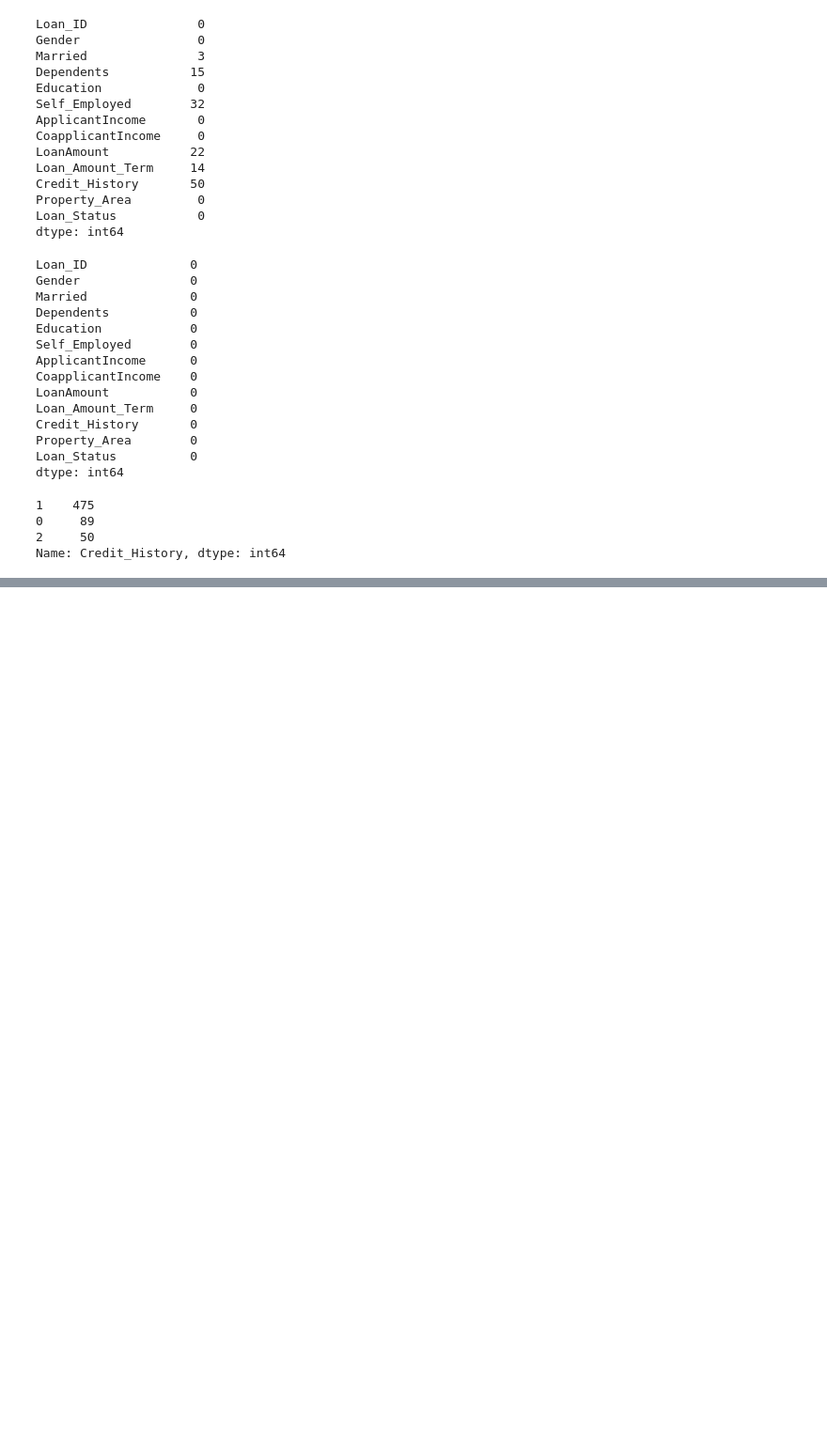
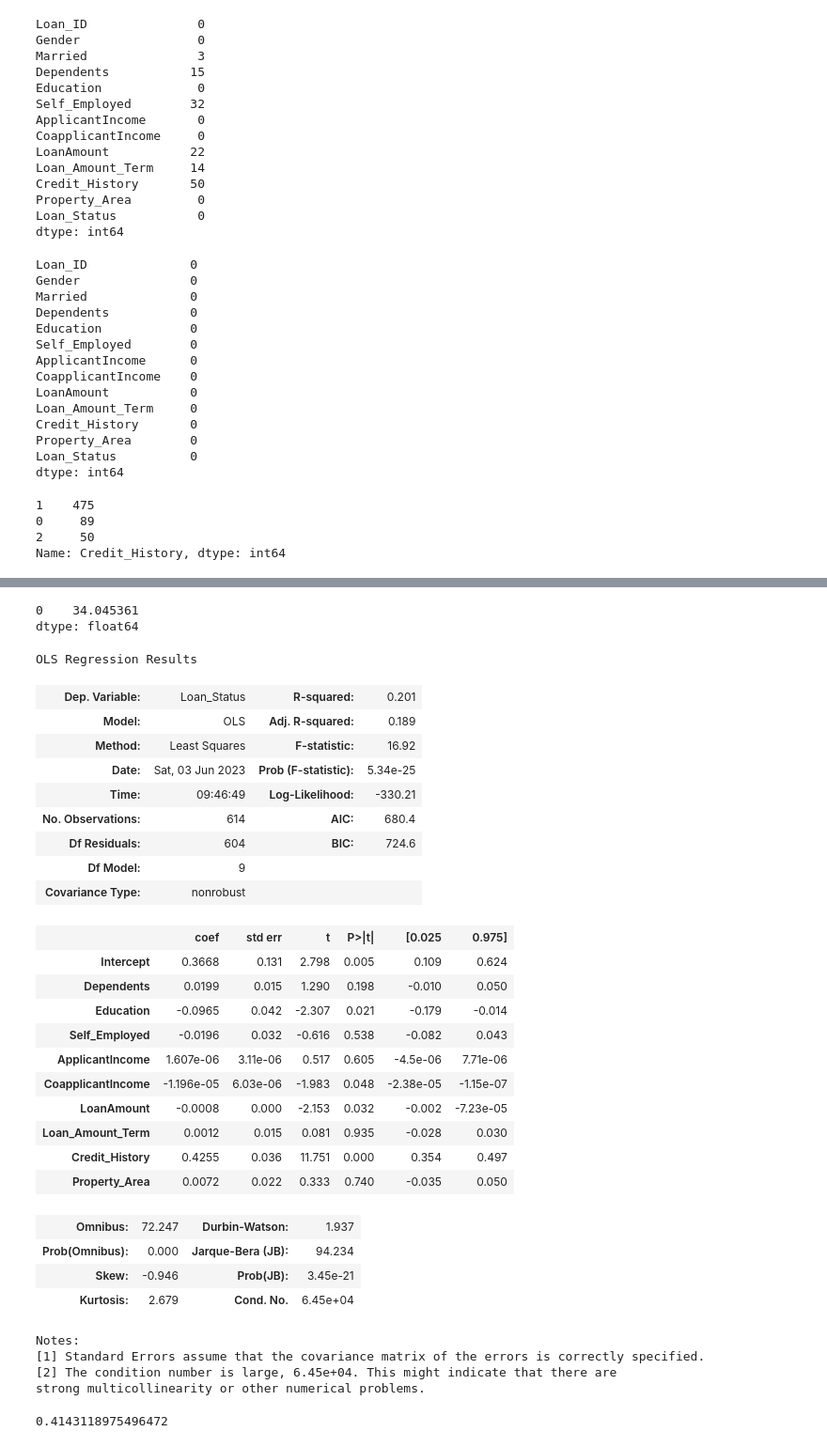
Before and after one commit to moiz02/DS, a Jupyter notebook: DS_Project.ipynb, the cells around one changed output, grey strips where cells are left out. Shown: that part at 94% size. Drawn from its saved outputs; the diff is of its cells as text; code cells hidden in the pictures; blank space fills up the shorter version.

```diff
--- a/DS_Project.ipynb
+++ b/DS_Project.ipynb
@@ -156,0 +156,12 @@ Name: Credit_History, dtype: int64
+# %%
+df["Education"]=le.fit_transform(df["Education"])
+
+df['Education'].fillna(value=df['Education'].mean(),inplace=True)
+# %%
+df["Property_Area"]=le.fit_transform(df["Property_Area"])
+
+df['Property_Area'].fillna(value=df['Property_Area'].mean(),inplace=True)
+# %%
+df["Loan_Status"]=le.fit_transform(df["Loan_Status"])
+
+df['Loan_Status'].fillna(value=df['Loan_Status'].mean(),inplace=True)
@@ -156,0 +183,2 @@ Name: Credit_History, dtype: int64
+# %%
+model=smf.ols("Loan_Status~Dependents+Education+Self_Employed+ApplicantIncome+CoapplicantIncome+LoanAmount+Loan_Amount_Term+Credit_History+Property_Area",data=df).fit()
@@ -156,0 +212,37 @@ Name: Credit_History, dtype: int64
+# %%
+model.predict(df11)
+# %% [output]
+0    34.045361
+dtype: float64
+# %%
+model.summary()
+# %% [output]
+OLS Regression Results
+| Dep. Variable: | Loan_Status | R-squared: | 0.201 |
+| Model: | OLS | Adj. R-squared: | 0.189 |
+| Method: | Least Squares | F-statistic: | 16.92 |
+| Date: | Sat, 03 Jun 2023 | Prob (F-statistic): | 5.34e-25 |
+| Time: | 09:46:49 | Log-Likelihood: | -330.21 |
+| No. Observations: | 614 | AIC: | 680.4 |
+| Df Residuals: | 604 | BIC: | 724.6 |
+| Df Model: | 9 |  |  |
+| Covariance Type: | nonrobust |  |  |
+|  | coef | std err | t | P>|t| | [0.025 | 0.975] |
+| Intercept | 0.3668 | 0.131 | 2.798 | 0.005 | 0.109 | 0.624 |
+| Dependents | 0.0199 | 0.015 | 1.290 | 0.198 | -0.010 | 0.050 |
+| Education | -0.0965 | 0.042 | -2.307 | 0.021 | -0.179 | -0.014 |
+| Self_Employed | -0.0196 | 0.032 | -0.616 | 0.538 | -0.082 | 0.043 |
+| ApplicantIncome | 1.607e-06 | 3.11e-06 | 0.517 | 0.605 | -4.5e-06 | 7.71e-06 |
+| CoapplicantIncome | -1.196e-05 | 6.03e-06 | -1.983 | 0.048 | -2.38e-05 | -1.15e-07 |
+| LoanAmount | -0.0008 | 0.000 | -2.153 | 0.032 | -0.002 | -7.23e-05 |
+| Loan_Amount_Term | 0.0012 | 0.015 | 0.081 | 0.935 | -0.028 | 0.030 |
+| Credit_History | 0.4255 | 0.036 | 11.751 | 0.000 | 0.354 | 0.497 |
+| Property_Area | 0.0072 | 0.022 | 0.333 | 0.740 | -0.035 | 0.050 |
+| Omnibus: | 72.247 | Durbin-Watson: | 1.937 |
+| Prob(Omnibus): | 0.000 | Jarque-Bera (JB): | 94.234 |
+| Skew: | -0.946 | Prob(JB): | 3.45e-21 |
+| Kurtosis: | 2.679 | Cond. No. | 6.45e+04 |
+Notes:
+[1] Standard Errors assume that the covariance matrix of the errors is correctly specified.
+[2] The condition number is large, 6.45e+04. This might indicate that there are
+strong multicollinearity or other numerical problems.
@@ -156,0 +258,5 @@ Name: Credit_History, dtype: int64
+# %%
+rmse=sqrt(mse)
+print(rmse)
+# %% [output]
+0.4143118975496472
```
Also changed, not shown: parts of 16 cells of this notebook.
